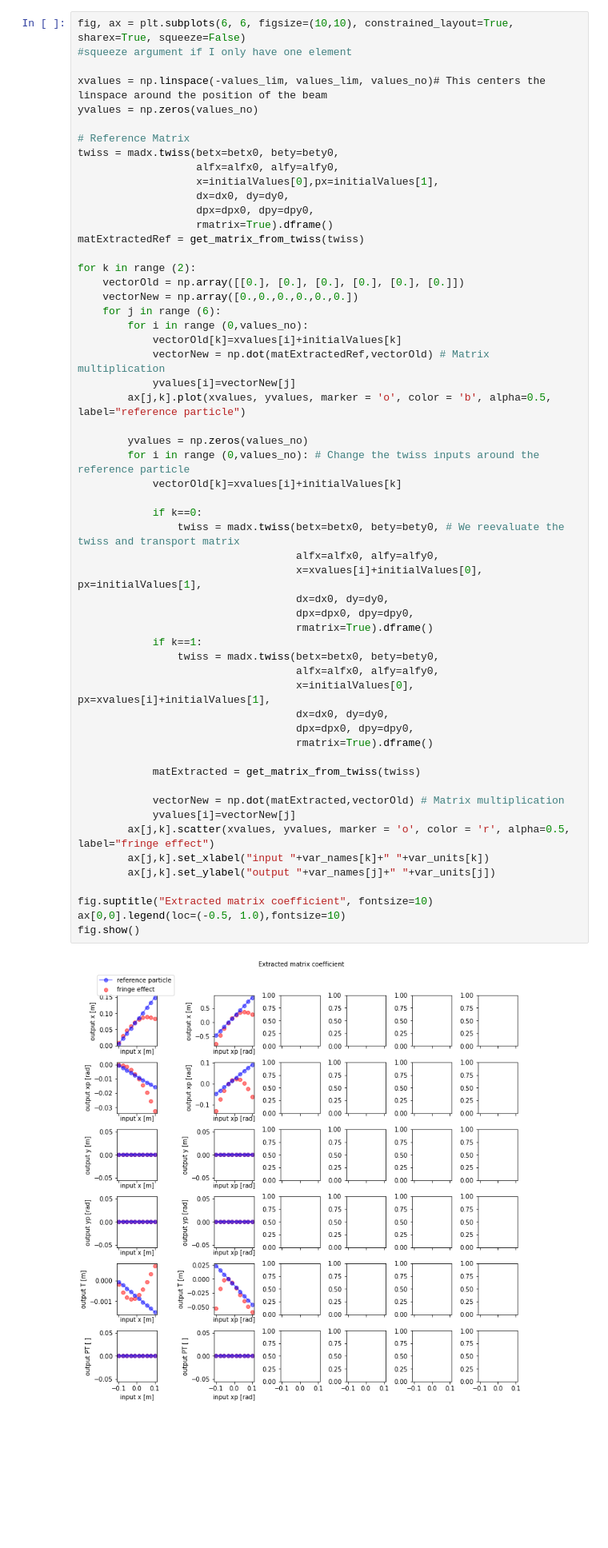
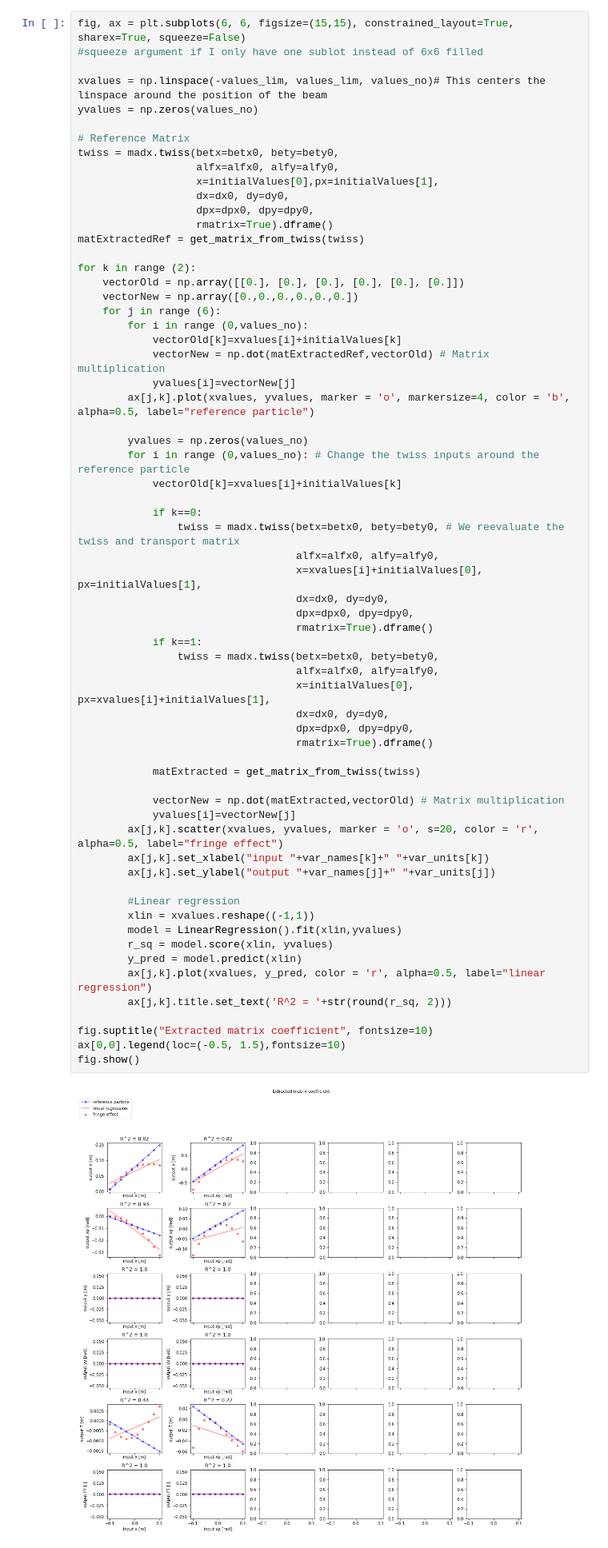
Before and after one commit to eliottjohnson/MADX-Examples-Eliott, a Jupyter notebook: PS_Extraction_Fringe_Fields.ipynb, the cells around one changed output. Shown at 80% size. Drawn from its saved outputs; the diff is of its cells as text; blank space fills up the shorter version.

Commit message:
Linear Regression

```diff
--- a/PS_Extraction_Fringe_Fields.ipynb
+++ b/PS_Extraction_Fringe_Fields.ipynb
@@ -138,6 +141,6 @@ values_no = 10      # choose how many points you want to calculate
 # %%
-fig, ax = plt.subplots(6, 6, figsize=(10,10), constrained_layout=True, sharex=True, squeeze=False)
-#squeeze argument if I only have one element
+fig, ax = plt.subplots(6, 6, figsize=(15,15), constrained_layout=True, sharex=True, squeeze=False)
+#squeeze argument if I only have one sublot instead of 6x6 filled
 
 xvalues = np.linspace(-values_lim, values_lim, values_no)# This centers the linspace around the position of the beam
 yvalues = np.zeros(values_no)
@@ -159,37 +162,45 @@ for k in range (2):
             vectorOld[k]=xvalues[i]+initialValues[k]
             vectorNew = np.dot(matExtractedRef,vectorOld) # Matrix multiplication
             yvalues[i]=vectorNew[j]
-        ax[j,k].plot(xvalues, yvalues, marker = 'o', color = 'b', alpha=0.5, label="reference particle")
+        ax[j,k].plot(xvalues, yvalues, marker = 'o', markersize=4, color = 'b', alpha=0.5, label="reference particle")
 
         yvalues = np.zeros(values_no)
         for i in range (0,values_no): # Change the twiss inputs around the reference particle
             vectorOld[k]=xvalues[i]+initialValues[k]
 
             if k==0:
                 twiss = madx.twiss(betx=betx0, bety=bety0, # We reevaluate the twiss and transport matrix
                                    alfx=alfx0, alfy=alfy0,
                                    x=xvalues[i]+initialValues[0], px=initialValues[1],
                                    dx=dx0, dy=dy0,
                                    dpx=dpx0, dpy=dpy0,
                                    rmatrix=True).dframe()
             if k==1:
                 twiss = madx.twiss(betx=betx0, bety=bety0,
                                    alfx=alfx0, alfy=alfy0,
                                    x=initialValues[0], px=xvalues[i]+initialValues[1],
                                    dx=dx0, dy=dy0,
                                    dpx=dpx0, dpy=dpy0,
                                    rmatrix=True).dframe()
 
             matExtracted = get_matrix_from_twiss(twiss)
 
             vectorNew = np.dot(matExtracted,vectorOld) # Matrix multiplication
             yvalues[i]=vectorNew[j]
-        ax[j,k].scatter(xvalues, yvalues, marker = 'o', color = 'r', alpha=0.5, label="fringe effect")
+        ax[j,k].scatter(xvalues, yvalues, marker = 'o', s=20, color = 'r', alpha=0.5, label="fringe effect")
         ax[j,k].set_xlabel("input "+var_names[k]+" "+var_units[k])
         ax[j,k].set_ylabel("output "+var_names[j]+" "+var_units[j])
 
+        #Linear regression
+        xlin = xvalues.reshape((-1,1))
+        model = LinearRegression().fit(xlin,yvalues)
+        r_sq = model.score(xlin, yvalues)
+        y_pred = model.predict(xlin)
+        ax[j,k].plot(xvalues, y_pred, color = 'r', alpha=0.5, label="linear regression")
+        ax[j,k].title.set_text('R^2 = '+str(round(r_sq, 2)))
+
 fig.suptitle("Extracted matrix coefficient", fontsize=10)
-ax[0,0].legend(loc=(-0.5, 1.0),fontsize=10)
+ax[0,0].legend(loc=(-0.5, 1.5),fontsize=10)
 fig.show()
 # %% [output]
-[figure, old version]
+[figure, new version]
```
Also changed, not shown: parts of 3 cells of this notebook.
